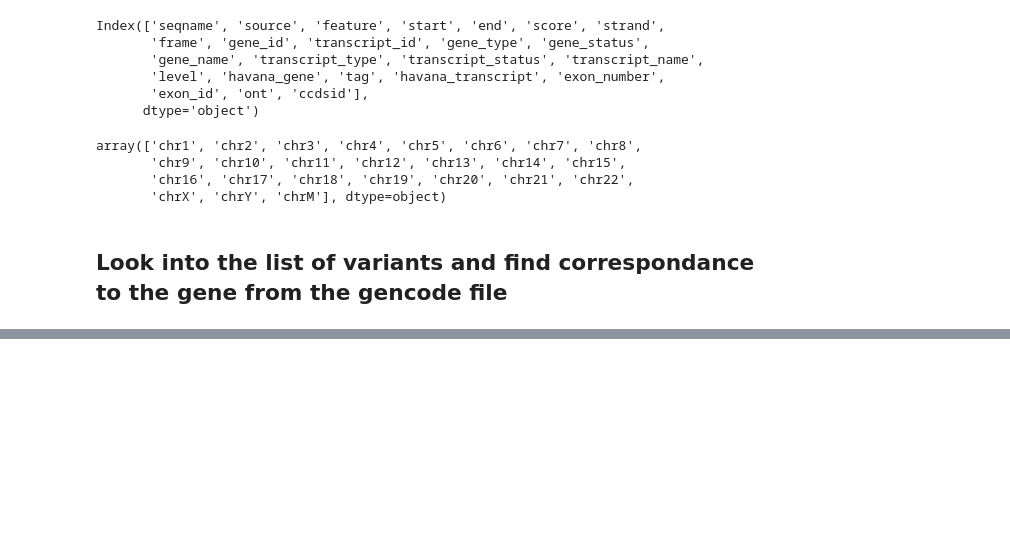
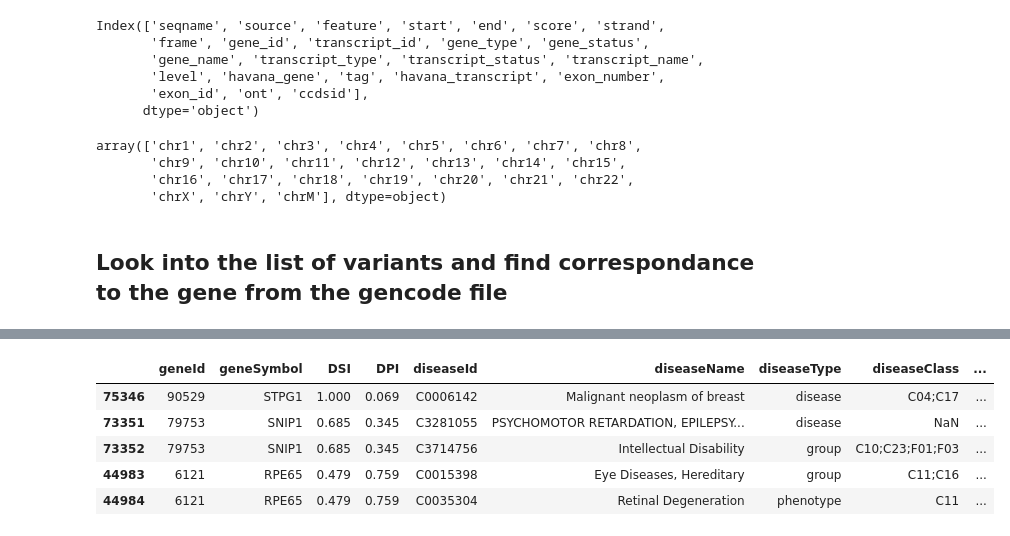
Before and after one commit to hlml-toronto/undiagnosed-1, a Jupyter notebook: script.ipynb, the cells around one changed output, grey strips where cells are left out. Saved outputs shown, nothing was run; the diff lists cells and outputs as text; code cells hidden in the pictures; blank space fills up the shorter version.

```diff
--- a/script.ipynb
+++ b/script.ipynb
@@ -113,0 +184,9 @@ KeyboardInterrupt:
+# %%
+pediatric_diseases.head()
+# %% [output]
+|  | geneId | geneSymbol | DSI | DPI | diseaseId | diseaseName | diseaseType | diseaseClass | ... |
+| 75346 | 90529 | STPG1 | 1.000 | 0.069 | C0006142 | Malignant neoplasm of breast | disease | C04;C17 | ... |
+| 73351 | 79753 | SNIP1 | 0.685 | 0.345 | C3281055 | PSYCHOMOTOR RETARDATION, EPILEPSY... | disease | NaN | ... |
+| 73352 | 79753 | SNIP1 | 0.685 | 0.345 | C3714756 | Intellectual Disability | group | C10;C23;F01;F03 | ... |
+| 44983 | 6121 | RPE65 | 0.479 | 0.759 | C0015398 | Eye Diseases, Hereditary | group | C11;C16 | ... |
+| 44984 | 6121 | RPE65 | 0.479 | 0.759 | C0035304 | Retinal Degeneration | phenotype | C11 | ... |
```
Also changed, not shown: parts of 13 cells of this notebook.
